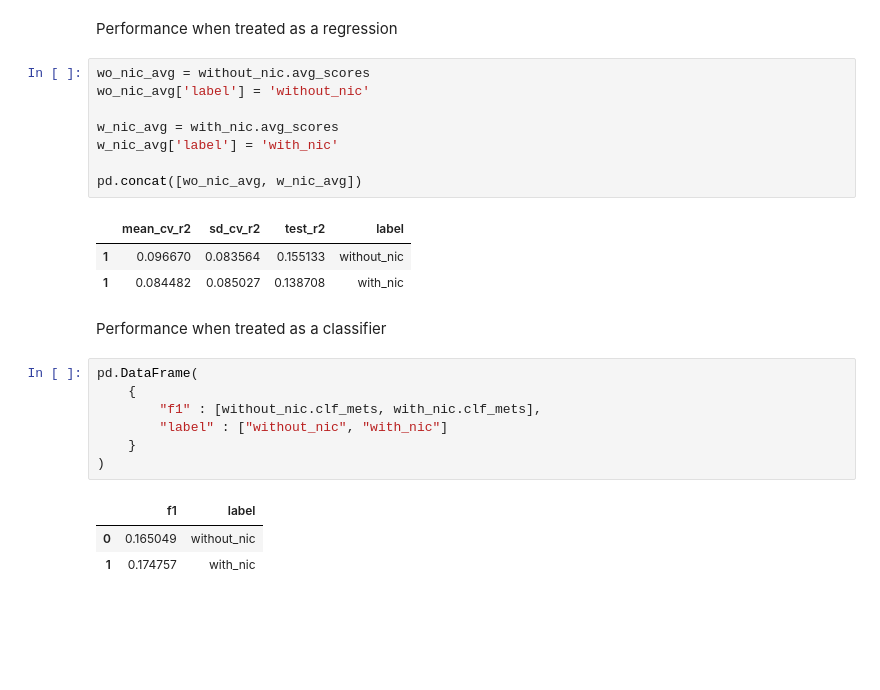
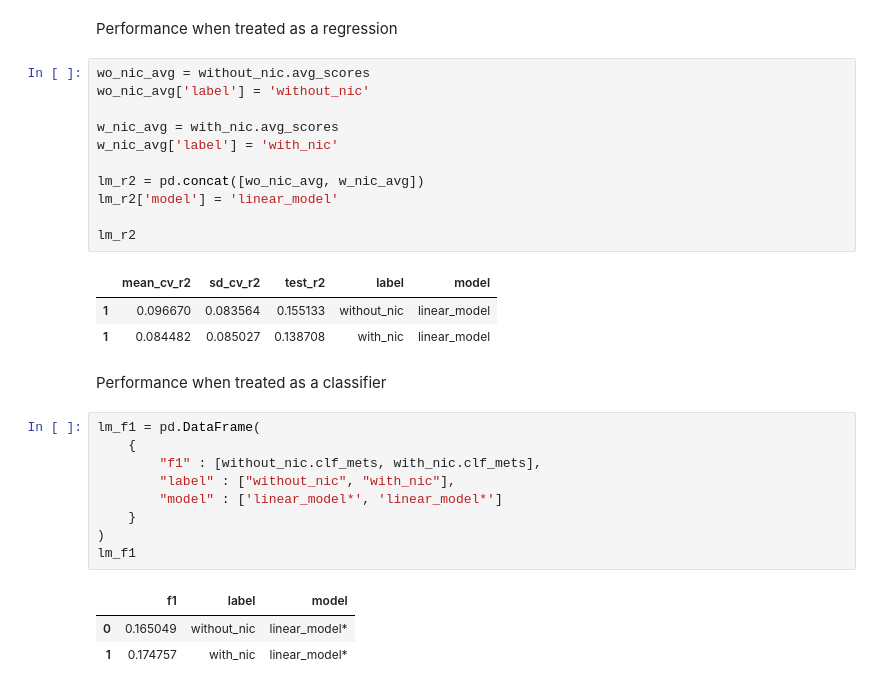
Before and after one commit to ajbarrows/tcors_ub, a Jupyter notebook: src/notebooks/tcors_analysis.ipynb, the cells around one changed output. Drawn from its saved outputs; the diff is of its cells as text; blank space fills up the shorter version.

```diff
--- a/src/notebooks/tcors_analysis.ipynb
+++ b/src/notebooks/tcors_analysis.ipynb
@@ -69,25 +75,30 @@ Performance when treated as a regression
 # %%
 wo_nic_avg = without_nic.avg_scores
 wo_nic_avg['label'] = 'without_nic'
 
 w_nic_avg = with_nic.avg_scores
 w_nic_avg['label'] = 'with_nic'
 
-pd.concat([wo_nic_avg, w_nic_avg])
+lm_r2 = pd.concat([wo_nic_avg, w_nic_avg])
+lm_r2['model'] = 'linear_model'
+
+lm_r2
 # %% [output]
-|  | mean_cv_r2 | sd_cv_r2 | test_r2 | label |
-| 1 | 0.096670 | 0.083564 | 0.155133 | without_nic |
-| 1 | 0.084482 | 0.085027 | 0.138708 | with_nic |
+|  | mean_cv_r2 | sd_cv_r2 | test_r2 | label | model |
+| 1 | 0.096670 | 0.083564 | 0.155133 | without_nic | linear_model |
+| 1 | 0.084482 | 0.085027 | 0.138708 | with_nic | linear_model |
 # %% [markdown]
 Performance when treated as a classifier
 # %%
-pd.DataFrame(
+lm_f1 = pd.DataFrame(
     {
         "f1" : [without_nic.clf_mets, with_nic.clf_mets],
-        "label" : ["without_nic", "with_nic"]
+        "label" : ["without_nic", "with_nic"],
+        "model" : ['linear_model*', 'linear_model*']
     }
 )
+lm_f1
 # %% [output]
-|  | f1 | label |
-| 0 | 0.165049 | without_nic |
-| 1 | 0.174757 | with_nic |
+|  | f1 | label | model |
+| 0 | 0.165049 | without_nic | linear_model* |
+| 1 | 0.174757 | with_nic | linear_model* |
```
Also changed, not shown: parts of 4 cells of this notebook, 4 other files.
